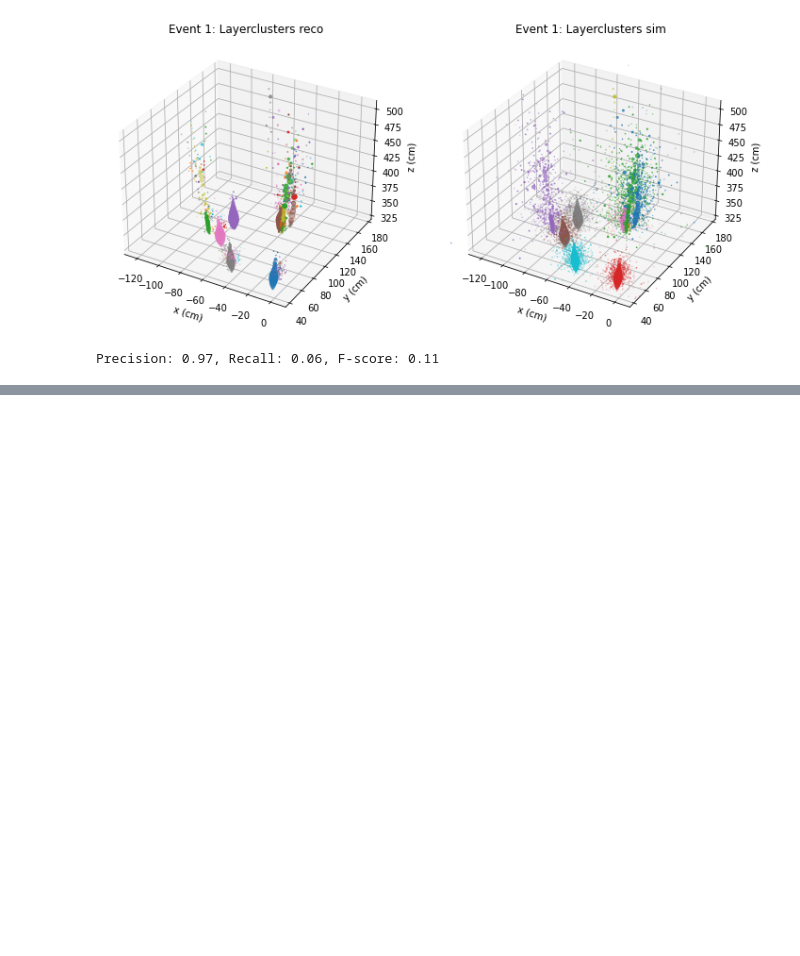
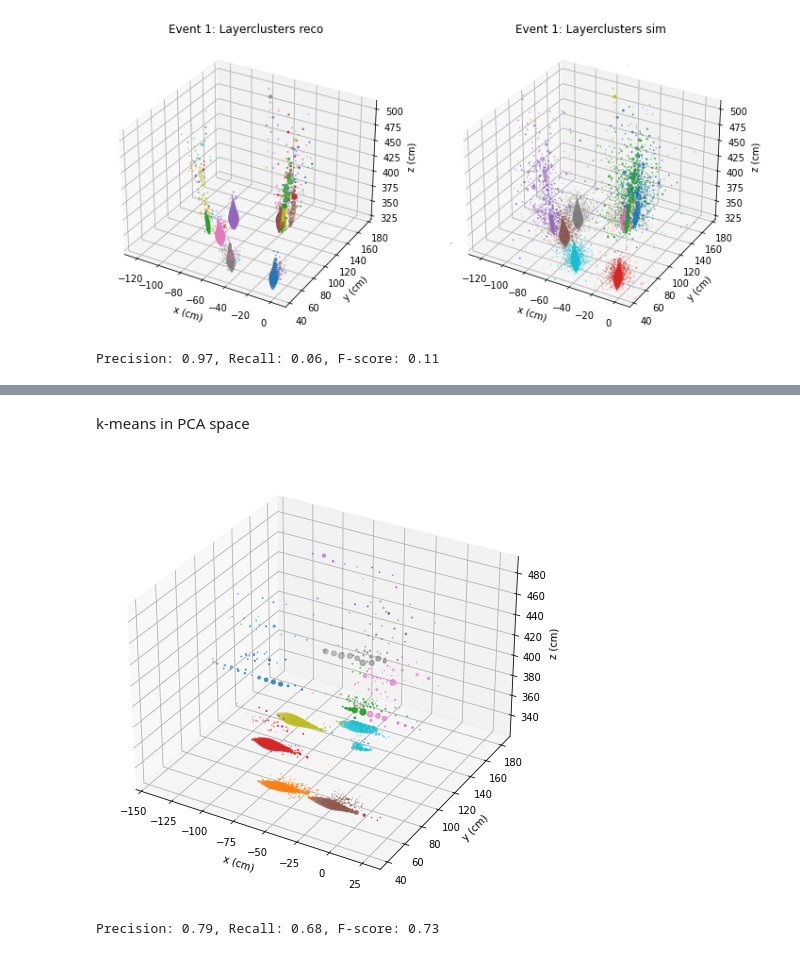
Before and after one commit to edcuba/TICLHack22_PatternReco, a Jupyter notebook: 2_baseline_pca.ipynb, the cells around one changed output, grey strips where cells are left out. Drawn from its saved outputs; the diff is of its cells as text; code cells hidden in the pictures; blank space fills up the shorter version.

```diff
--- a/2_baseline_pca.ipynb
+++ b/2_baseline_pca.ipynb
@@ -28,7 +33,8 @@ st_indexes = simtracksters["stsSC_vertices_indexes"].array()[eid]
 st_energy = simtracksters["stsSC_vertices_energy"].array()[eid]
 sv_multi = simtracksters["stsSC_vertices_multiplicity"].array()[eid]
 
-print(f"Tracksters reco: {len(t_indexes)}, tracksters sim: {len(st_indexes)}")
+K = len(st_indexes)
+print(f"Tracksters reco: {len(t_indexes)}, tracksters sim: {K}")
 
 reco_total = get_total_energy(t_energy, v_multi)
 sim_total = get_total_energy(st_energy, sv_multi)
@@ -89,0 +91,31 @@ Got the layerclusters in PCA space
+# %%
+pca_x = ak.flatten(transformed[:,0])
+pca_y = ak.flatten(transformed[:,1])
+pca_z = ak.flatten(transformed[:,2])
+pca_i = ak.flatten(transformed[:,3])
+pca_e = ak.flatten(transformed[:,4])
+
+X = np.array([pca_x, pca_y, pca_z]).T
+# %% [markdown]
+k-means in PCA space
+# %%
+kmeans = KMeans(n_clusters=K, random_state=0).fit(X)
+rx = remap_items_by_label(pca_x, kmeans.labels_)
+ry = remap_items_by_label(pca_y, kmeans.labels_)
+rz = remap_items_by_label(pca_z, kmeans.labels_)
+re = remap_items_by_label(pca_e, kmeans.labels_)
+
+fig = plt.figure(figsize=(10, 8))
+ax = fig.add_subplot(111, projection='3d')
+plot_tracksters(ax, rx, ry, rz, re)
+plt.show()
+# %% [output]
+[figure, added]
+# %%
+ri = remap_items_by_label(pca_i, kmeans.labels_)
+rm = remap_items_by_label(np.ones(len(pca_e)), kmeans.labels_)
+
+precision, recall, fscore = evaluate(ri, st_indexes, re, st_energy, rm, sv_multi, noise=False)
+print(f"Precision: {precision:.2f}, Recall: {recall:.2f}, F-score: {fscore:.2f}")
+# %% [output]
+Precision: 0.79, Recall: 0.68, F-score: 0.73
```
Also changed, not shown: parts of 11 cells of this notebook, 2 other files.
